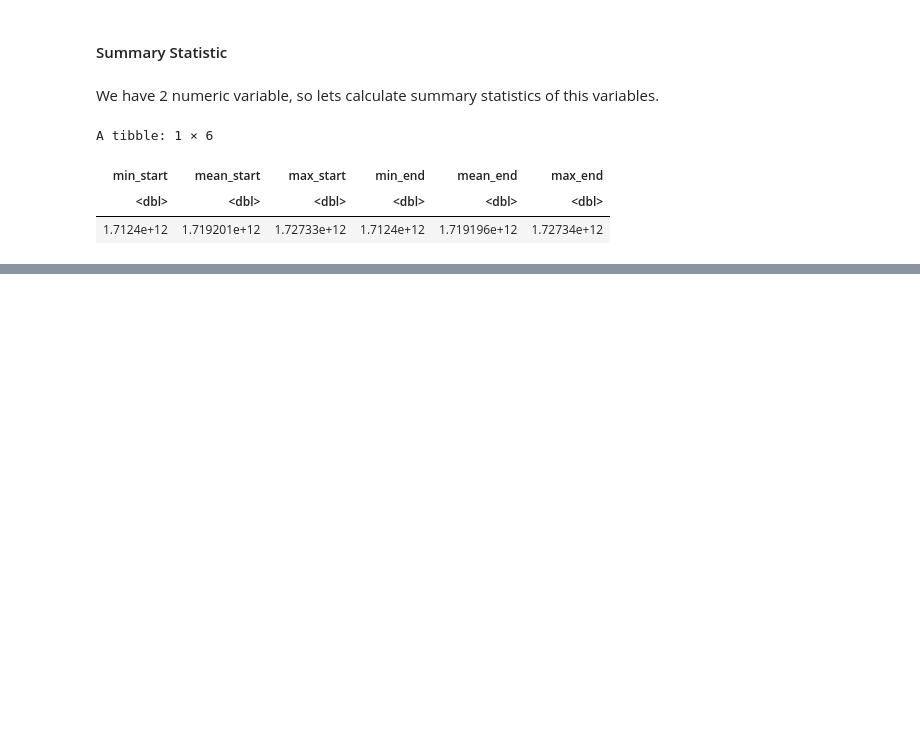
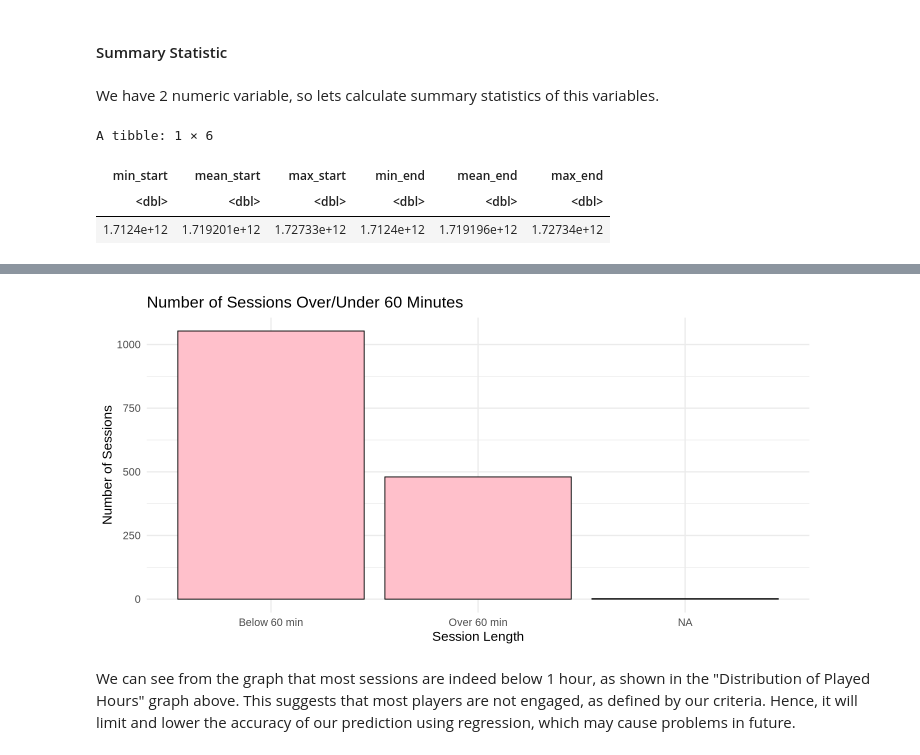
Before and after one commit to danchoi0320-ui/Individual-Planning-Report-DanChoi-group20, a Jupyter notebook: Individual Planning Report Dan Choi.ipynb, the cells around one changed output, grey strips where cells are left out. Saved outputs shown, nothing was run; the diff lists cells and outputs as text; code cells hidden in the pictures; blank space fills up the shorter version.

```diff
--- a/Individual Planning Report Dan Choi.ipynb
+++ b/Individual Planning Report Dan Choi.ipynb
@@ -118,0 +121,5 @@ For original_end_time:
+# %%
+#Lets load the dataset again, for demonstration
+url <- "https://raw.githubusercontent.com/danchoi0320-ui/Individual-Planning-Report-DanChoi-group20/refs/heads/main/sessions.csv"
+session_data <- read_csv(url)
+session_data
@@ -118,0 +236,23 @@ For original_end_time:
+# %%
+#Visualing played hours for each session.
+#First, wrangle the data to convert original_start_time	and original_end_time from UNIX time to seconds.
+library(dplyr)
+library(lubridate)
+
+#Mutate start_time and end_time to only have time
+session_wrangled <- session_data |>
+  mutate(
+    start_dt = as.POSIXct(start_time, format = "%d/%m/%Y %H:%M"),
+    end_dt   = as.POSIXct(end_time,   format = "%d/%m/%Y %H:%M"),
+    start_time = format(start_dt, "%H:%M"),
+    end_time   = format(end_dt, "%H:%M"),
+
+#Converting end_time and start_time to dbl with decimals
+    decimal_start_hr = hour(start_dt) + minute(start_dt)/60,
+    decimal_end_hr   = hour(end_dt)   + minute(end_dt)/60,
+
+#Calculating duration of each session in minutes
+    duration_min = as.numeric(difftime(end_dt, start_dt, units = "mins"))) |>
+select(hashedEmail, start_time, end_time, decimal_start_hr, decimal_end_hr, duration_min)
+
+session_wrangled
@@ -118,0 +279,15 @@ For original_end_time:
+# %%
+#Now ploting graph to visualize how many sessions are over 60 minutes
+ggplot(session_wrangled, aes(x = duration_min >= 60)) +
+  geom_bar(fill = "pink", color = "black") +
+  scale_x_discrete(labels = c("FALSE" = "Below 60 min", "TRUE" = "Over 60 min")) +
+  labs(
+    title = "Number of Sessions Over/Under 60 Minutes",
+    x = "Session Length",
+    y = "Number of Sessions"
+  ) +
+  theme_minimal(base_size = 16)
+# %% [output]
+[figure, added]
+# %% [markdown]
+We can see from the graph that most sessions are indeed below 1 hour, as shown in the "Distribution of Played Hours" graph above. This suggests that most players are not engaged, as defined by our criteria. Hence, it will limit and lower the accuracy of our prediction using regression, which may cause problems in future.
```
Also changed, not shown: parts of 10 cells of this notebook.
